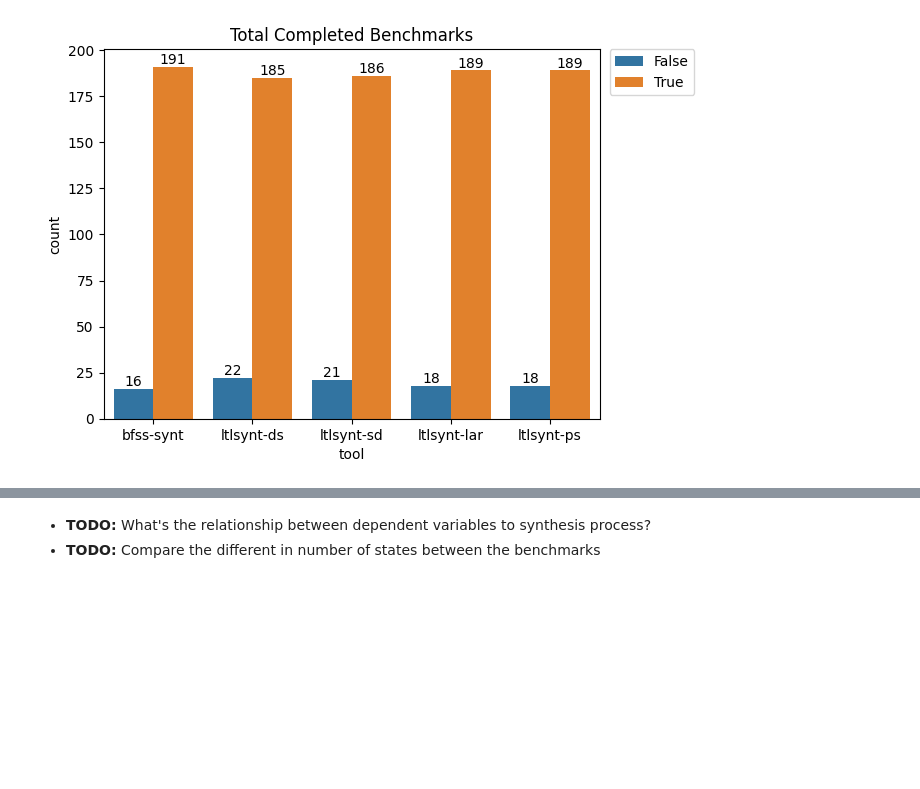
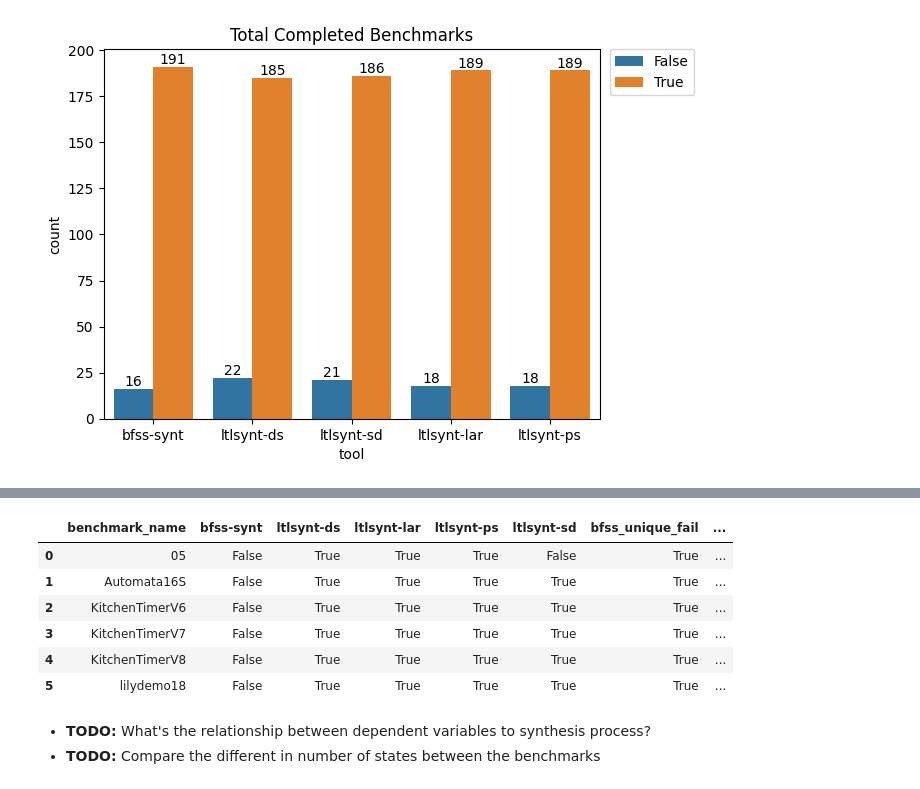
Before and after one commit to eliyaoo32/reactive-synthesis-bfss, a Jupyter notebook: notebooks/synthesis_experiements.ipynb, the cells around one changed output, grey strips where cells are left out. Saved outputs shown, nothing was run; the diff lists cells and outputs as text; code cells hidden in the pictures; blank space fills up the shorter version.

```diff
--- a/notebooks/synthesis_experiements.ipynb
+++ b/notebooks/synthesis_experiements.ipynb
@@ -190,3 +273,24 @@ ax.set_title("Min Duration Tool");
+# %%
+# Couldn't Completed by BFSS-Synt, but by other others:
+bad_bfss_benchmarks = pivoted_benchmarks_df["is_completed"].copy()
+bad_bfss_benchmarks["bfss_unique_fail"] = bad_bfss_benchmarks.apply(
+    lambda x: not x["bfss-synt"] and (x["ltlsynt-ds"] or x["ltlsynt-lar"] or x["ltlsynt-ps"] or x["ltlsynt-sd"])
+, axis=1)
+
+pd.merge(
+    bad_bfss_benchmarks[bad_bfss_benchmarks["bfss_unique_fail"] == True],
+    dependents_df,
+    on='benchmark_name',
+    how='left'
+)
+# %% [output]
+|  | benchmark_name | bfss-synt | ltlsynt-ds | ltlsynt-lar | ltlsynt-ps | ltlsynt-sd | bfss_unique_fail | ... |
+| 0 | 05 | False | True | True | True | False | True | ... |
+| 1 | Automata16S | False | True | True | True | True | True | ... |
+| 2 | KitchenTimerV6 | False | True | True | True | True | True | ... |
+| 3 | KitchenTimerV7 | False | True | True | True | True | True | ... |
+| 4 | KitchenTimerV8 | False | True | True | True | True | True | ... |
+| 5 | lilydemo18 | False | True | True | True | True | True | ... |
 # %% [markdown]
 * **TODO:** What's the relationship between dependent variables to synthesis process?
 * **TODO:** Compare the different in number of states between the benchmarks
```
Also changed, not shown: parts of 22 cells of this notebook.
